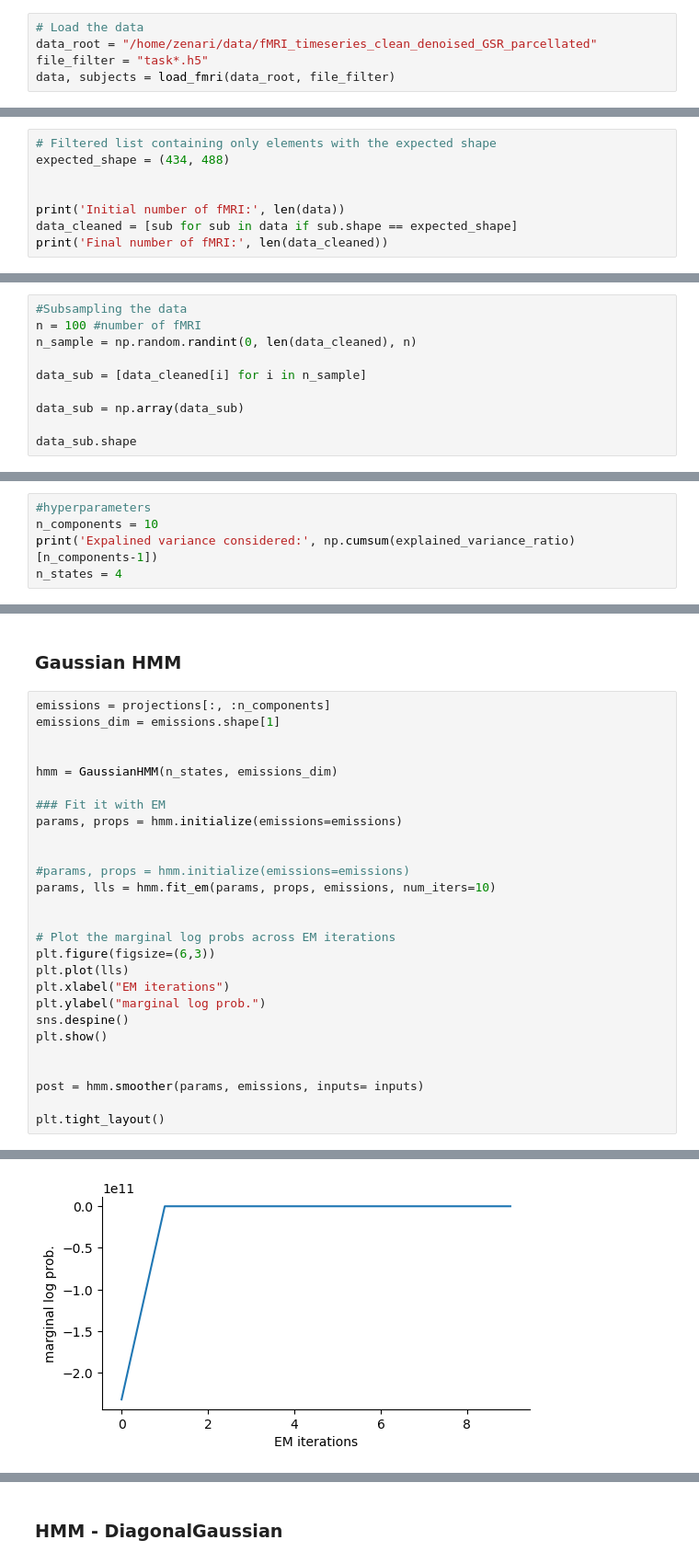
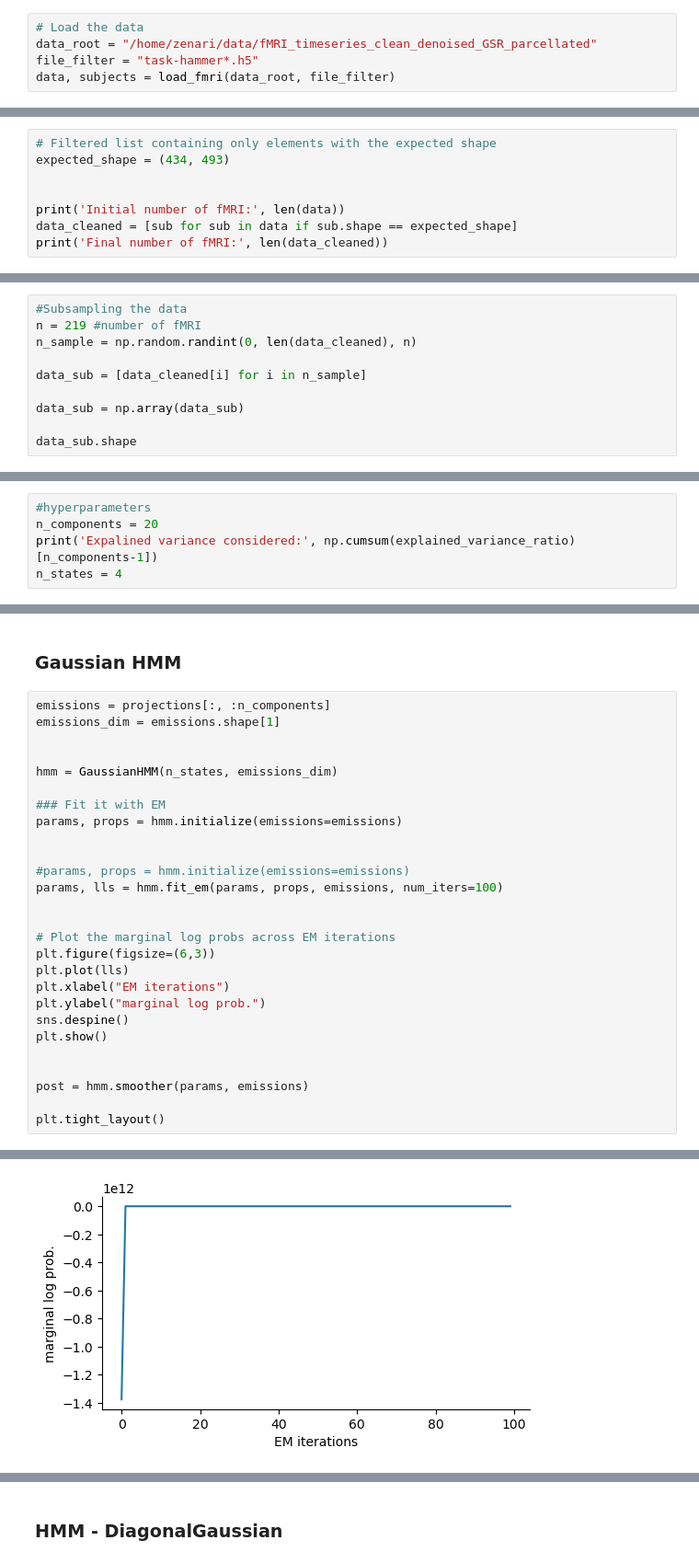
Before and after one commit to MarcoZenari/brainhackRome2025, a Jupyter notebook: hmm_fit.ipynb, the cells around one changed output, grey strips where cells are left out. Shown at 92% size. Saved outputs shown, nothing was run; the diff lists cells and outputs as text.

```diff
--- a/hmm_fit.ipynb
+++ b/hmm_fit.ipynb
@@ -104,5 +106,5 @@ def compute_pca(signal, n_components=None):
 # %%
 # Load the data
 data_root = "/home/zenari/data/fMRI_timeseries_clean_denoised_GSR_parcellated"
-file_filter = "task*.h5"
+file_filter = "task-hammer*.h5"
 data, subjects = load_fmri(data_root, file_filter)
@@ -115,6 +133,6 @@ Shape of example fMRI: (434, 488)
 # %%
 # Filtered list containing only elements with the expected shape
-expected_shape = (434, 488)
+expected_shape = (434, 493)
 
 
 print('Initial number of fMRI:', len(data))
@@ -126,6 +144,6 @@ Final number of fMRI: 949
 # %%
 #Subsampling the data
-n = 100 #number of fMRI
+n = 219 #number of fMRI
 n_sample = np.random.randint(0, len(data_cleaned), n)
 
 data_sub = [data_cleaned[i] for i in n_sample]
@@ -245,7 +263,7 @@ LGSSM params:        294
 ### HMM parameters
 # %%
 #hyperparameters
-n_components = 10
+n_components = 20
 print('Expalined variance considered:', np.cumsum(explained_variance_ratio)[n_components-1])
 n_states = 4
 # %% [output]
@@ -336,7 +354,7 @@ params, props = hmm.initialize(emissions=emissions)
 
 
 #params, props = hmm.initialize(emissions=emissions)
-params, lls = hmm.fit_em(params, props, emissions, num_iters=10)
+params, lls = hmm.fit_em(params, props, emissions, num_iters=100)
 
 
 # Plot the marginal log probs across EM iterations
@@ -348,7 +366,7 @@ sns.despine()
 plt.show()
 
 
-post = hmm.smoother(params, emissions, inputs= inputs)
+post = hmm.smoother(params, emissions)
 
 plt.tight_layout()
 # %% [output]
@@ -356,4 +374,4 @@ plt.tight_layout()
-[figure, old version]
+[figure, new version]
 <Figure size 640x480 with 0 Axes>
 # %%
 subj = 3
```
Also changed, not shown: parts of 36 cells of this notebook.
